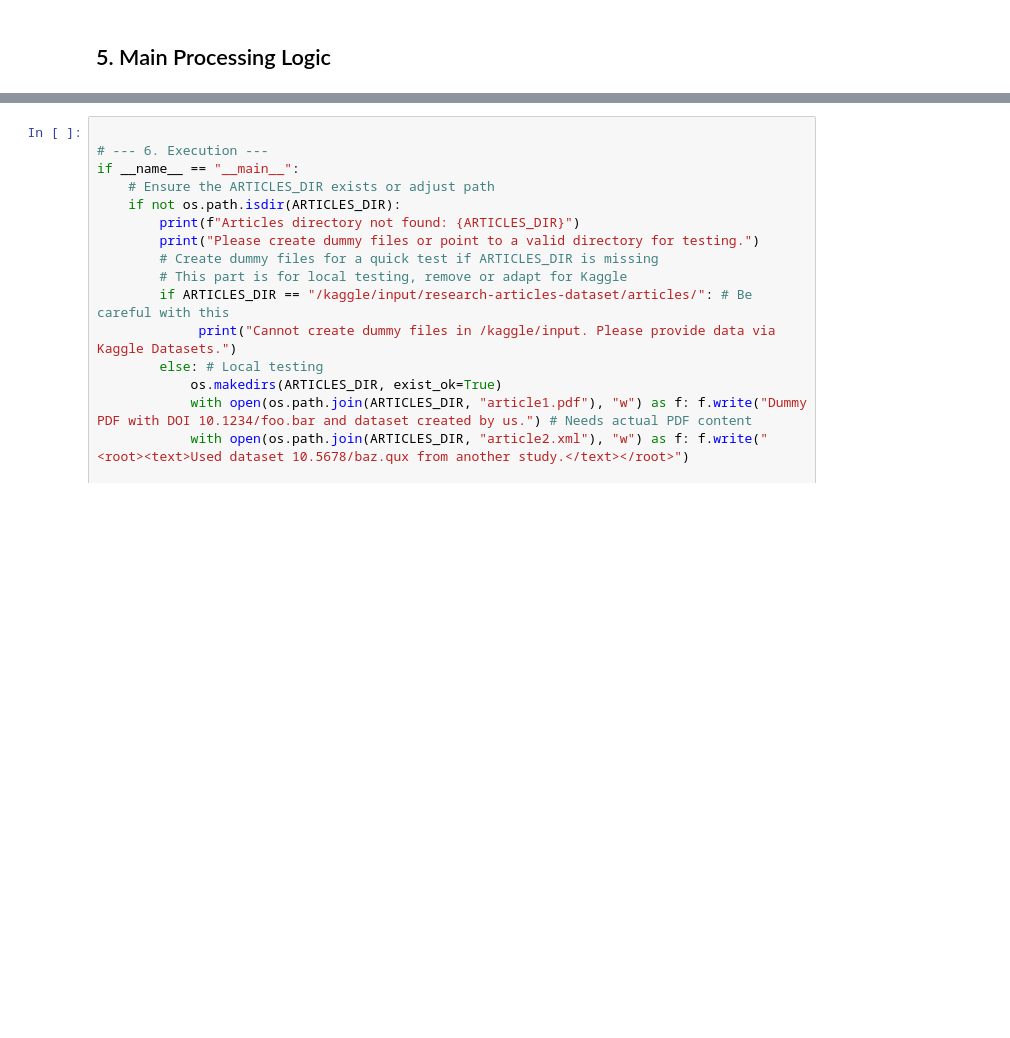
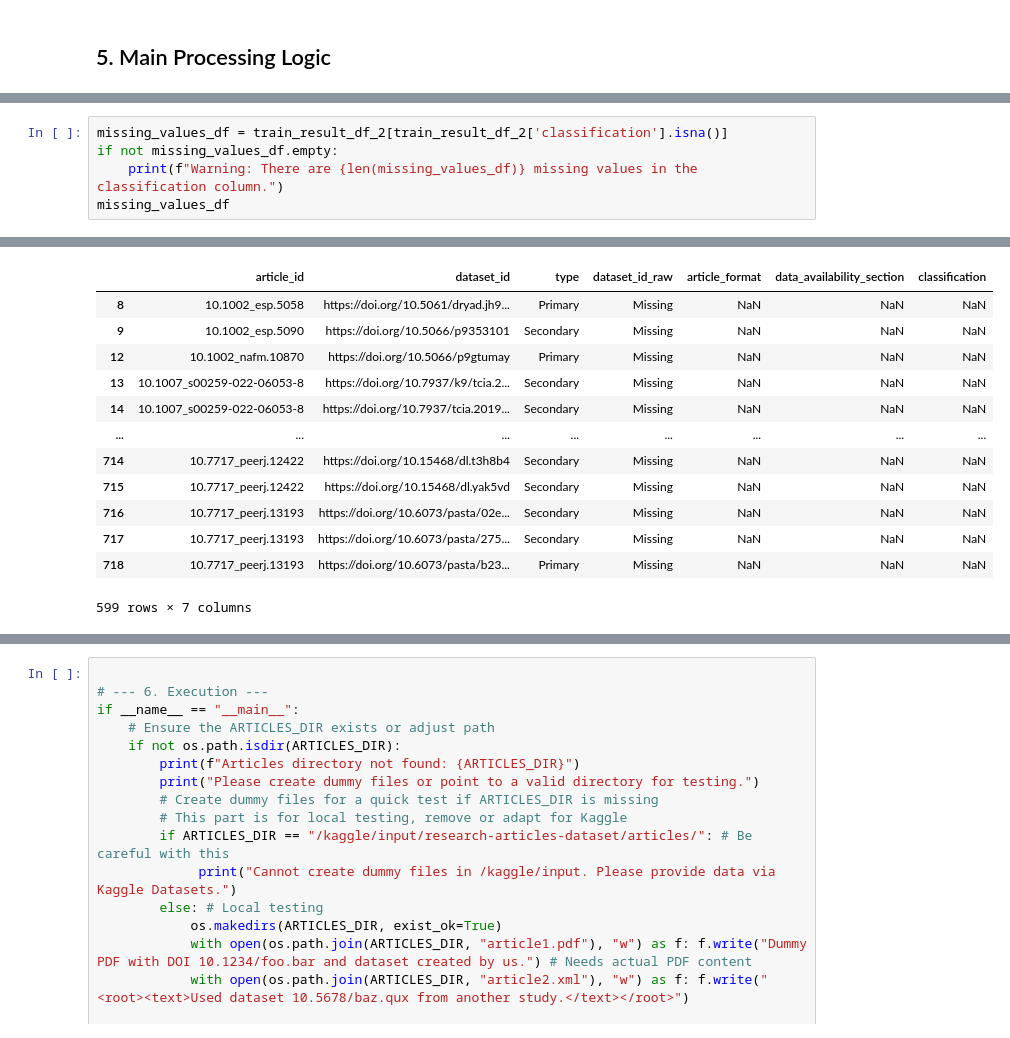
Before and after one commit to JimGile/make-data-count-classifier, a Jupyter notebook: mdc-few-shot-qwen.ipynb, the cells around one changed output, grey strips where cells are left out. Drawn from its saved outputs; the diff is of its cells as text; blank space fills up the shorter version.

```diff
--- a/mdc-few-shot-qwen.ipynb
+++ b/mdc-few-shot-qwen.ipynb
@@ -443,0 +740,6 @@ Found 1 potential dataset(s)/DOI(s) in 10.1002_mp.14424: ['10.7937/tcia.2020.6c7
+# %%
+missing_values_df = train_result_df_2[train_result_df_2['classification'].isna()]
+if not missing_values_df.empty:
+    print(f"Warning: There are {len(missing_values_df)} missing values in the classification column.")
+missing_values_df
+# %% [output]
@@ -443,0 +747,13 @@ Found 1 potential dataset(s)/DOI(s) in 10.1002_mp.14424: ['10.7937/tcia.2020.6c7
+|  | article_id | dataset_id | type | dataset_id_raw | article_format | data_availability_section | classification |
+| 8 | 10.1002_esp.5058 | https://doi.org/10.5061/dryad.jh9... | Primary | Missing | NaN | NaN | NaN |
+| 9 | 10.1002_esp.5090 | https://doi.org/10.5066/p9353101 | Secondary | Missing | NaN | NaN | NaN |
+| 12 | 10.1002_nafm.10870 | https://doi.org/10.5066/p9gtumay | Primary | Missing | NaN | NaN | NaN |
+| 13 | 10.1007_s00259-022-06053-8 | https://doi.org/10.7937/k9/tcia.2... | Secondary | Missing | NaN | NaN | NaN |
+| 14 | 10.1007_s00259-022-06053-8 | https://doi.org/10.7937/tcia.2019... | Secondary | Missing | NaN | NaN | NaN |
+| ... | ... | ... | ... | ... | ... | ... | ... |
+| 714 | 10.7717_peerj.12422 | https://doi.org/10.15468/dl.t3h8b4 | Secondary | Missing | NaN | NaN | NaN |
+| 715 | 10.7717_peerj.12422 | https://doi.org/10.15468/dl.yak5vd | Secondary | Missing | NaN | NaN | NaN |
+| 716 | 10.7717_peerj.13193 | https://doi.org/10.6073/pasta/02e... | Secondary | Missing | NaN | NaN | NaN |
+| 717 | 10.7717_peerj.13193 | https://doi.org/10.6073/pasta/275... | Secondary | Missing | NaN | NaN | NaN |
+| 718 | 10.7717_peerj.13193 | https://doi.org/10.6073/pasta/b23... | Primary | Missing | NaN | NaN | NaN |
+599 rows × 7 columns
```
Also changed, not shown: parts of 29 cells of this notebook.
